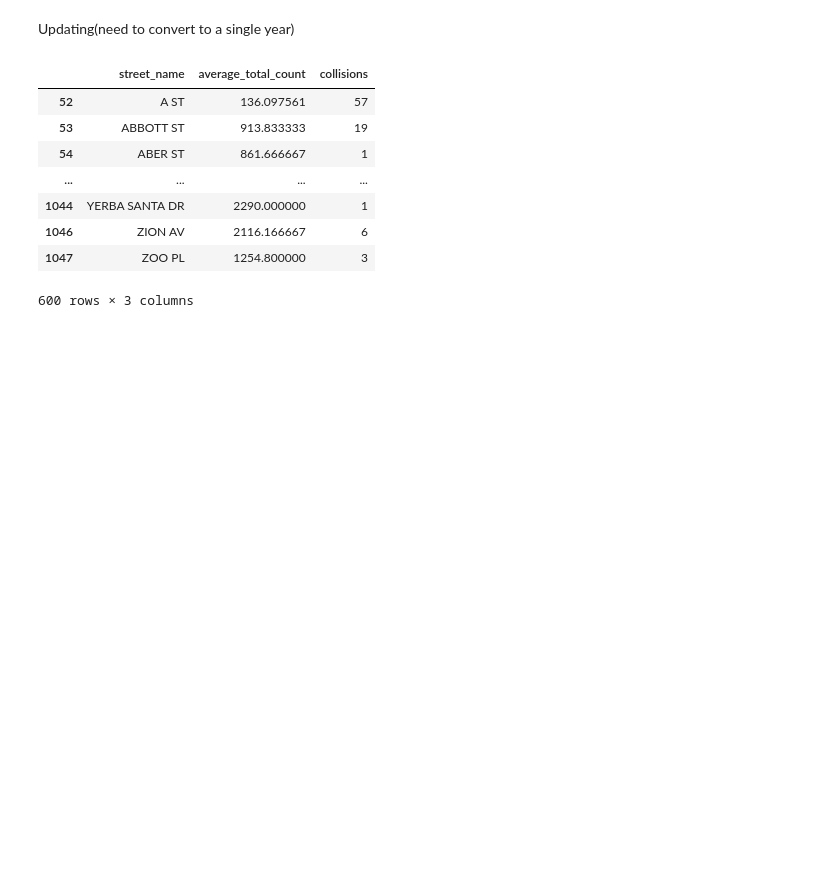
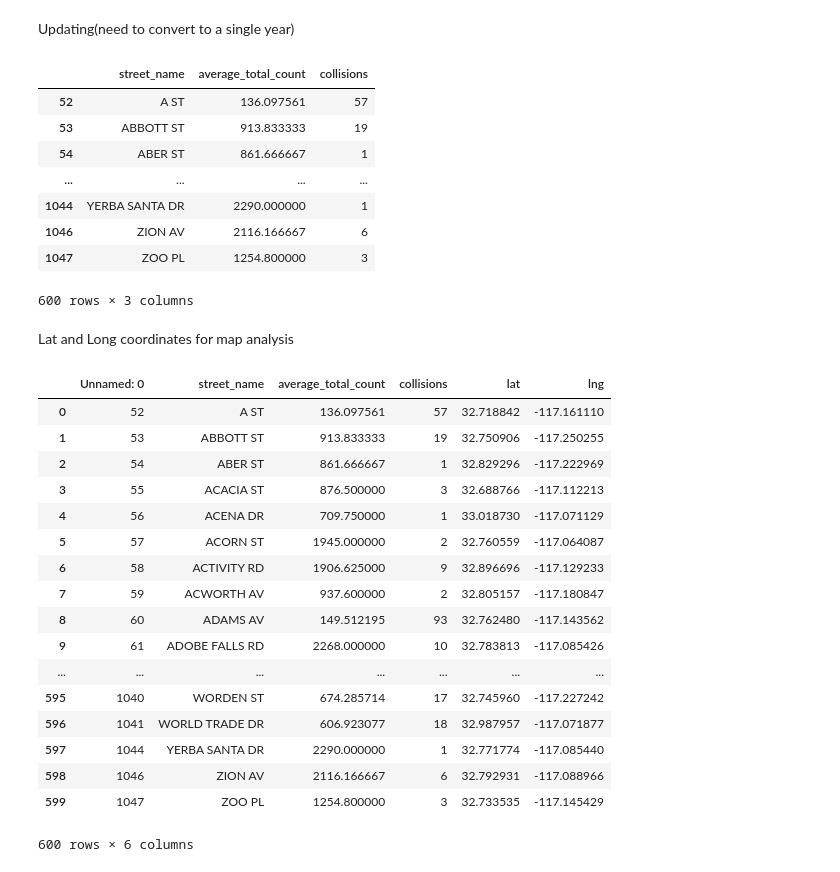
Before and after one commit to rileyfroehlich/COGS-108-Final-Project, a Jupyter notebook: Final_Project.ipynb, the cells around one changed output. Saved outputs shown, nothing was run; the diff lists cells and outputs as text; code cells hidden in the pictures; blank space fills up the shorter version.

Commit message:
Lat/Long coordinates updated in Final_Project

```diff
--- a/Final_Project.ipynb
+++ b/Final_Project.ipynb
@@ -360,3 +361,27 @@ df_traffic_collisions
 | 1046 | ZION AV | 2116.166667 | 6 |
 | 1047 | ZOO PL | 1254.800000 | 3 |
 600 rows × 3 columns
+# %% [markdown]
+Lat and Long coordinates for map analysis
+# %%
+df_traffic_collisions = pd.read_csv( 'df_geo.csv' )
+df_traffic_collisions
+# %% [output]
+|  | Unnamed: 0 | street_name | average_total_count | collisions | lat | lng |
+| 0 | 52 | A ST | 136.097561 | 57 | 32.718842 | -117.161110 |
+| 1 | 53 | ABBOTT ST | 913.833333 | 19 | 32.750906 | -117.250255 |
+| 2 | 54 | ABER ST | 861.666667 | 1 | 32.829296 | -117.222969 |
+| 3 | 55 | ACACIA ST | 876.500000 | 3 | 32.688766 | -117.112213 |
+| 4 | 56 | ACENA DR | 709.750000 | 1 | 33.018730 | -117.071129 |
+| 5 | 57 | ACORN ST | 1945.000000 | 2 | 32.760559 | -117.064087 |
+| 6 | 58 | ACTIVITY RD | 1906.625000 | 9 | 32.896696 | -117.129233 |
+| 7 | 59 | ACWORTH AV | 937.600000 | 2 | 32.805157 | -117.180847 |
+| 8 | 60 | ADAMS AV | 149.512195 | 93 | 32.762480 | -117.143562 |
+| 9 | 61 | ADOBE FALLS RD | 2268.000000 | 10 | 32.783813 | -117.085426 |
+| ... | ... | ... | ... | ... | ... | ... |
+| 595 | 1040 | WORDEN ST | 674.285714 | 17 | 32.745960 | -117.227242 |
+| 596 | 1041 | WORLD TRADE DR | 606.923077 | 18 | 32.987957 | -117.071877 |
+| 597 | 1044 | YERBA SANTA DR | 2290.000000 | 1 | 32.771774 | -117.085440 |
+| 598 | 1046 | ZION AV | 2116.166667 | 6 | 32.792931 | -117.088966 |
+| 599 | 1047 | ZOO PL | 1254.800000 | 3 | 32.733535 | -117.145429 |
+600 rows × 6 columns
```
Also changed, not shown: parts of 2 cells of this notebook, 1 other file.
